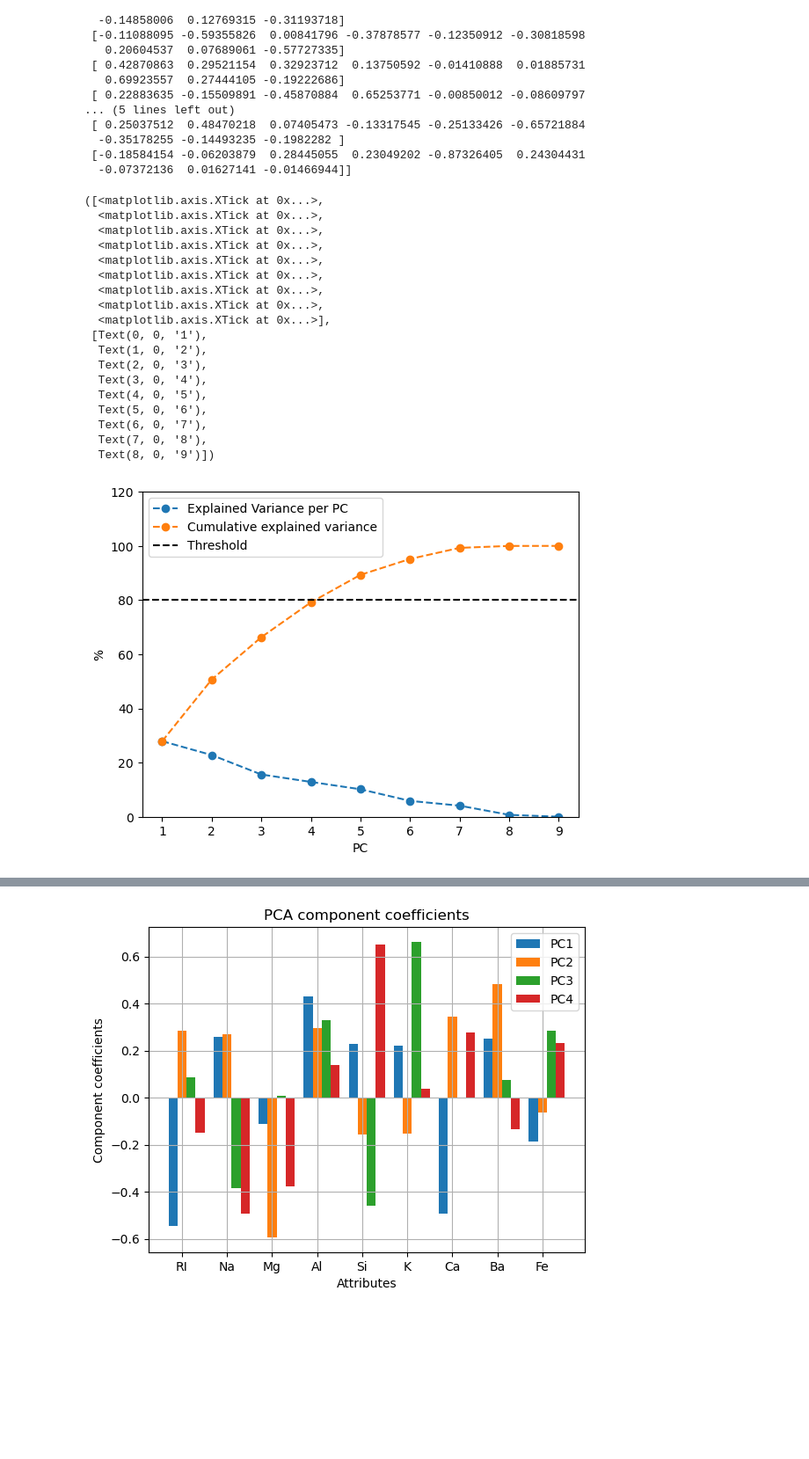
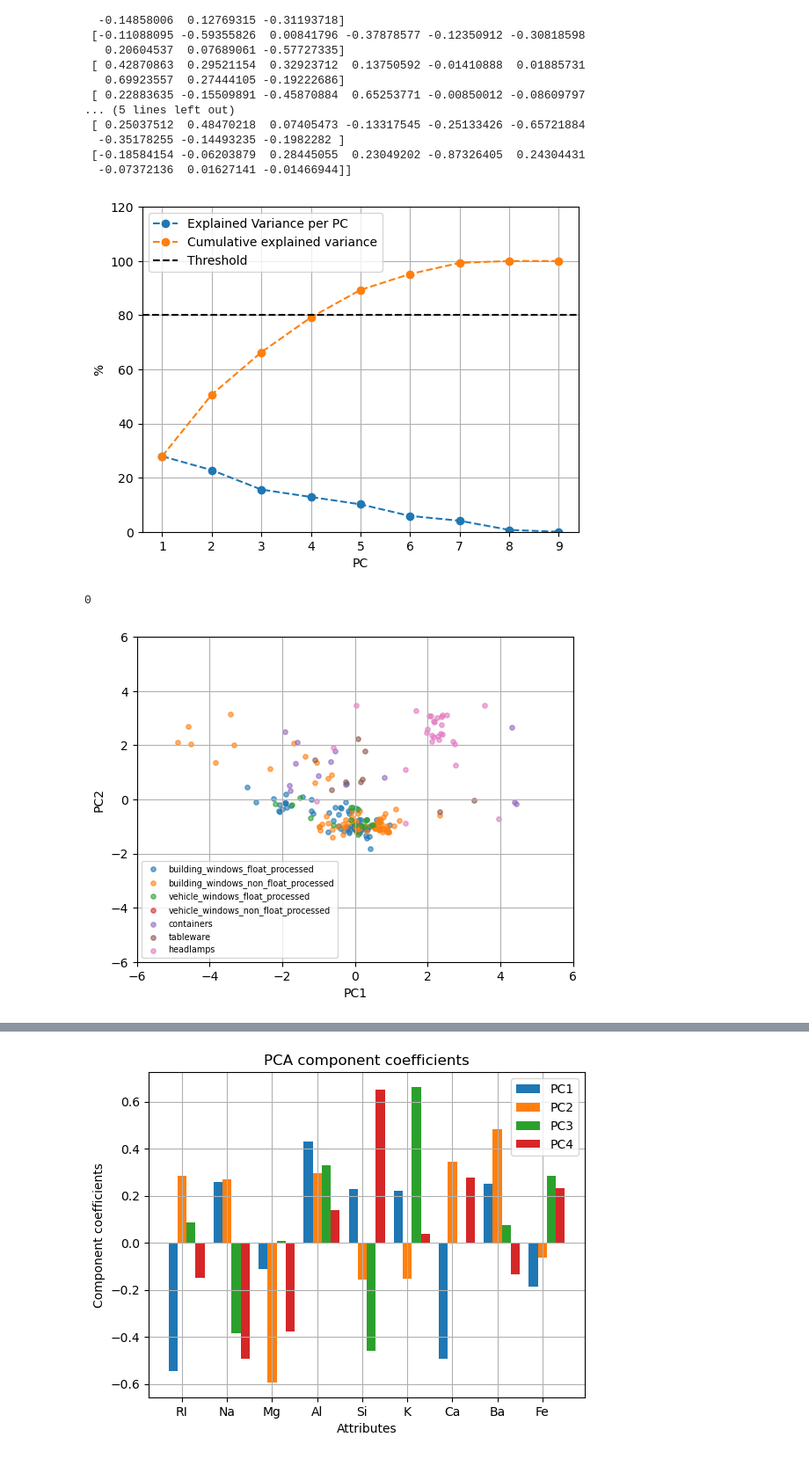
Before and after one commit to Magdk01/MLDM-Assignment-1, a Jupyter notebook: PCA.ipynb, the cells around one changed output, grey strips where cells are left out. Shown: that part at 88% size. Saved outputs shown, nothing was run; the diff lists cells and outputs as text; code cells hidden in the pictures; blank space fills up the shorter version.

```diff
--- a/PCA.ipynb
+++ b/PCA.ipynb
@@ -106,36 +124,20 @@ Eigenvectors: [[-0.54517662  0.28568318  0.08691083 -0.14738099  0.0735427  -0.1
 # %%
 plt.plot((eig_val/np.sum(eig_val)*100),linestyle='--', marker='o')
 plt.ylabel('%')
 plt.xlabel('PC')
 
 
 cum_data = np.cumsum(eig_val/np.sum(eig_val)*100)
 plt.plot(cum_data,linestyle='--', marker='o',)
 plt.ylim(0,120)
 
 plt.axhline(80,linestyle='--',color='black')
 plt.legend(['Explained Variance per PC','Cumulative explained variance','Threshold'])
 plt.xticks(np.arange(0,9,1),np.arange(1,10,1))
+plt.grid()
+plt.show()
 # %% [output]
-([<matplotlib.axis.XTick at 0x...>,
-  <matplotlib.axis.XTick at 0x...>,
-  <matplotlib.axis.XTick at 0x...>,
-  <matplotlib.axis.XTick at 0x...>,
-  <matplotlib.axis.XTick at 0x...>,
-  <matplotlib.axis.XTick at 0x...>,
-  <matplotlib.axis.XTick at 0x...>,
-  <matplotlib.axis.XTick at 0x...>,
-  <matplotlib.axis.XTick at 0x...>],
- [Text(0, 0, '1'),
-  Text(1, 0, '2'),
-  Text(2, 0, '3'),
-  Text(3, 0, '4'),
-  Text(4, 0, '5'),
-  Text(5, 0, '6'),
-  Text(6, 0, '7'),
-  Text(7, 0, '8'),
-  Text(8, 0, '9')])
-[figure, old version]
+[figure, new version]
 # %%
 PCA_base = eig_vec[:,0:4]
 # PCA_base
@@ -145,2 +148,17 @@ projected_data = standardized_data@PCA_base
+# %%
+sum(labels == 4)
+# %% [output]
+0
+# %%
+for i in range(7):
+    plt.scatter(projected_data[0][np.array(labels == i+1)],projected_data[1][np.array(labels == i+1)],s=15,alpha=0.6)
+    plt.legend(['building_windows_float_processed','building_windows_non_float_processed','vehicle_windows_float_processed','vehicle_windows_non_float_processed','containers','tableware','headlamps'],loc=3,fontsize='x-small')
+    plt.grid()
+    plt.xlim(-6,6)
+    plt.ylim(-6,6)
+    plt.xlabel('PC1'); plt.ylabel('PC2')
+plt.show()
+# %% [output]
+[figure, added]
 # %%
 %matplotlib inline
```
Also changed, not shown: parts of 9 cells of this notebook.
